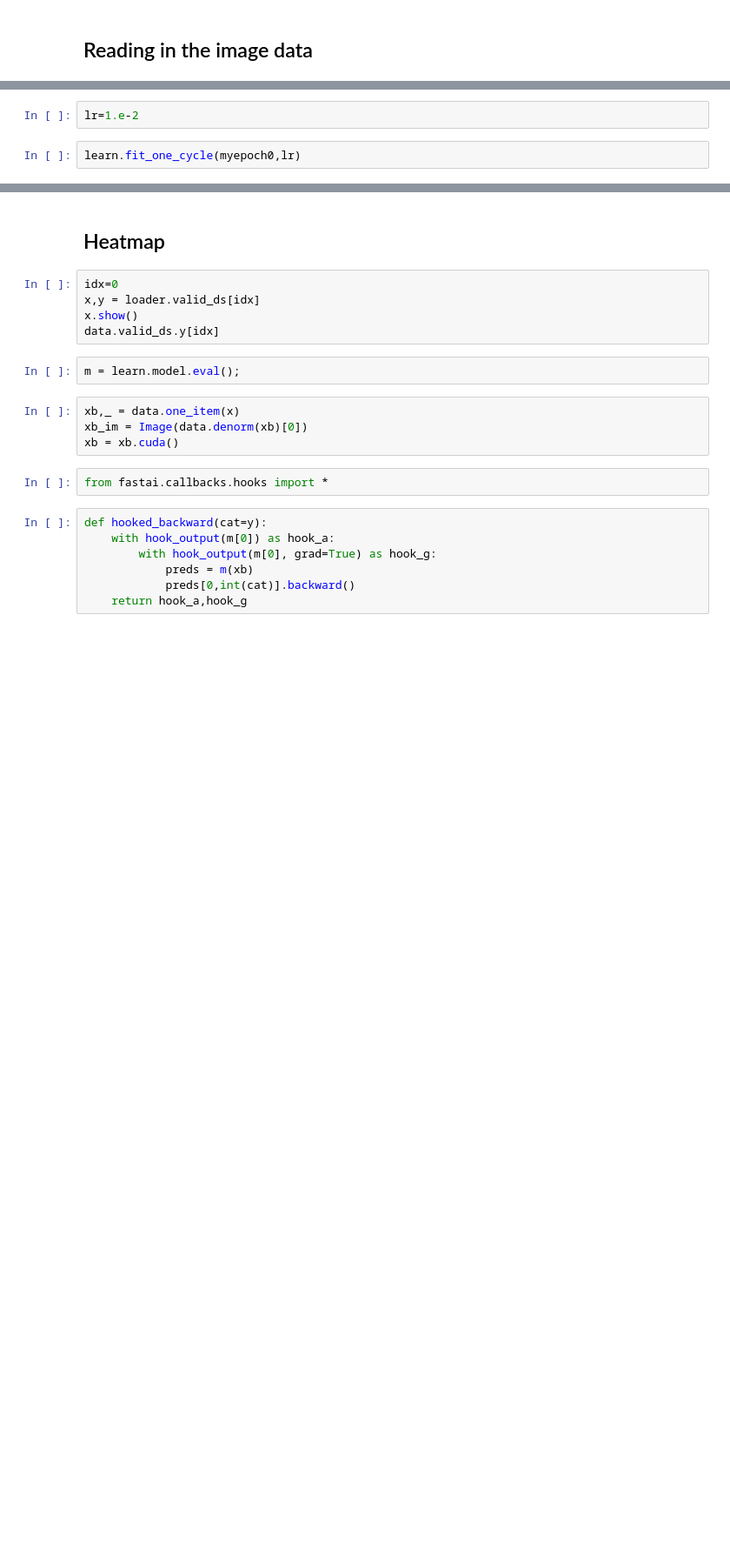
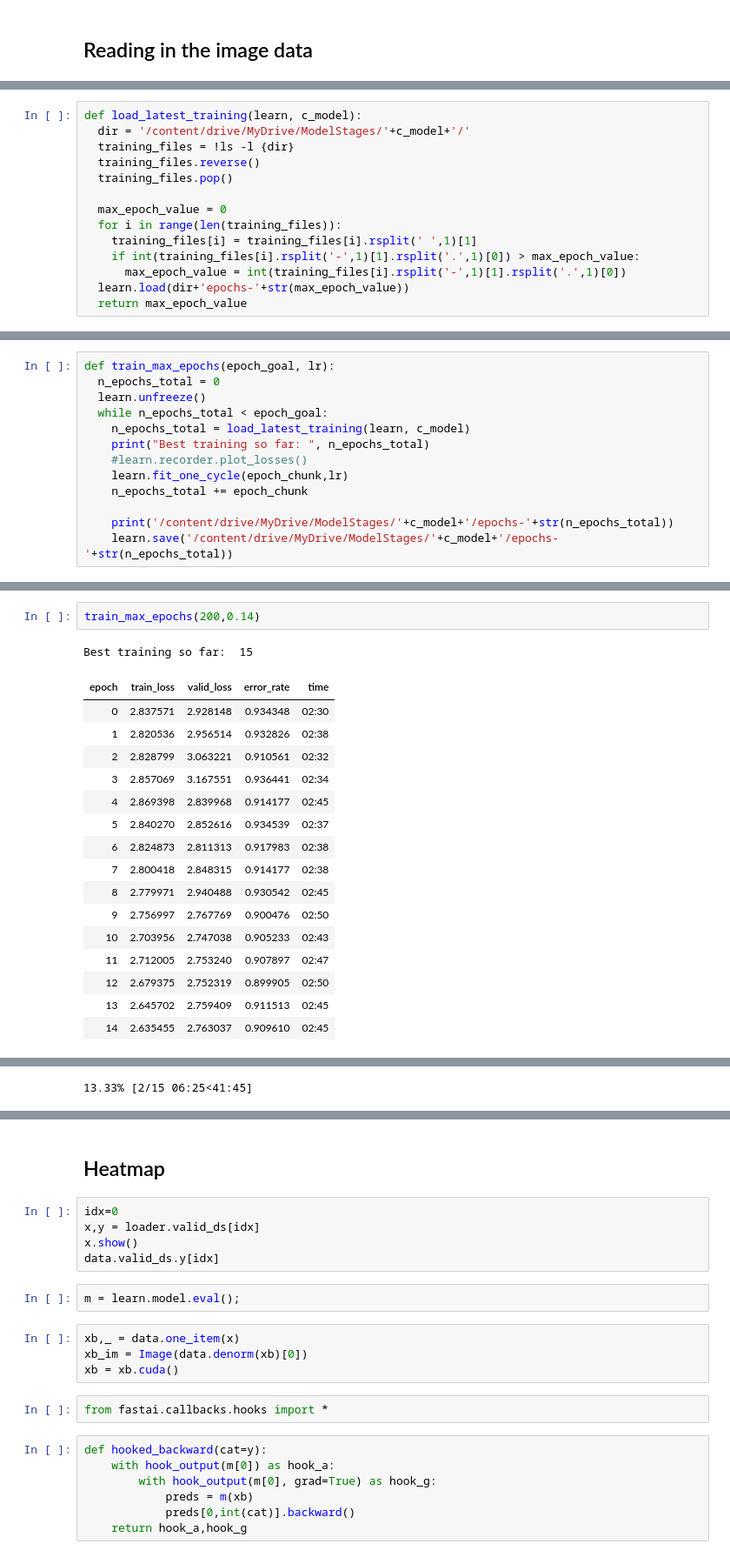
Before and after one commit to XateroX/MachineLearning-3DAnderson, a Jupyter notebook: current/GColab_AM_Train_3D_FastAI_ResNet.ipynb, the cells around one changed output, grey strips where cells are left out. Shown at 87% size. Cells and saved outputs as stored; diff of their text form; blank space fills up the shorter version.

Commit message:
Now the notebook is essentially complete, all storage is via google drive

```diff
--- a/current/GColab_AM_Train_3D_FastAI_ResNet.ipynb
+++ b/current/GColab_AM_Train_3D_FastAI_ResNet.ipynb
@@ -208,4 +73,0 @@ LR Finder is complete, type {learner_name}.recorder.plot() to see the graph.
-# %%
-lr=1.e-2
-# %%
-learn.fit_one_cycle(myepoch0,lr)
@@ -234,0 +210,14 @@ LR Finder is complete, type {learner_name}.recorder.plot() to see the graph.
+# %%
+def load_latest_training(learn, c_model):
+  dir = '/content/drive/MyDrive/ModelStages/'+c_model+'/'
+  training_files = !ls -l {dir}
+  training_files.reverse()
+  training_files.pop()
+
+  max_epoch_value = 0
+  for i in range(len(training_files)):
+    training_files[i] = training_files[i].rsplit(' ',1)[1]
+    if int(training_files[i].rsplit('-',1)[1].rsplit('.',1)[0]) > max_epoch_value:
+      max_epoch_value = int(training_files[i].rsplit('-',1)[1].rsplit('.',1)[0])
+  learn.load(dir+'epochs-'+str(max_epoch_value))
+  return max_epoch_value
@@ -234,0 +331,13 @@ LR Finder is complete, type {learner_name}.recorder.plot() to see the graph.
+# %%
+def train_max_epochs(epoch_goal, lr):
+  n_epochs_total = 0
+  learn.unfreeze()
+  while n_epochs_total < epoch_goal:
+    n_epochs_total = load_latest_training(learn, c_model)
+    print("Best training so far: ", n_epochs_total)
+    #learn.recorder.plot_losses()
+    learn.fit_one_cycle(epoch_chunk,lr)
+    n_epochs_total += epoch_chunk
+
+    print('/content/drive/MyDrive/ModelStages/'+c_model+'/epochs-'+str(n_epochs_total))
+    learn.save('/content/drive/MyDrive/ModelStages/'+c_model+'/epochs-'+str(n_epochs_total))
@@ -234,0 +368,20 @@ LR Finder is complete, type {learner_name}.recorder.plot() to see the graph.
+# %%
+train_max_epochs(200,0.14)
+# %% [output]
+Best training so far:  15
+| epoch | train_loss | valid_loss | error_rate | time |
+| 0 | 2.837571 | 2.928148 | 0.934348 | 02:30 |
+| 1 | 2.820536 | 2.956514 | 0.932826 | 02:38 |
+| 2 | 2.828799 | 3.063221 | 0.910561 | 02:32 |
+| 3 | 2.857069 | 3.167551 | 0.936441 | 02:34 |
+| 4 | 2.869398 | 2.839968 | 0.914177 | 02:45 |
+| 5 | 2.840270 | 2.852616 | 0.934539 | 02:37 |
+| 6 | 2.824873 | 2.811313 | 0.917983 | 02:38 |
+| 7 | 2.800418 | 2.848315 | 0.914177 | 02:38 |
+| 8 | 2.779971 | 2.940488 | 0.930542 | 02:45 |
+| 9 | 2.756997 | 2.767769 | 0.900476 | 02:50 |
+| 10 | 2.703956 | 2.747038 | 0.905233 | 02:43 |
+| 11 | 2.712005 | 2.753240 | 0.907897 | 02:47 |
+| 12 | 2.679375 | 2.752319 | 0.899905 | 02:50 |
+| 13 | 2.645702 | 2.759409 | 0.911513 | 02:45 |
+| 14 | 2.635455 | 2.763037 | 0.909610 | 02:45 |
@@ -234,0 +426 @@ LR Finder is complete, type {learner_name}.recorder.plot() to see the graph.
+13.33% [2/15 06:25<41:45]
```
Also changed, not shown: parts of 65 cells of this notebook, 1 other file.
